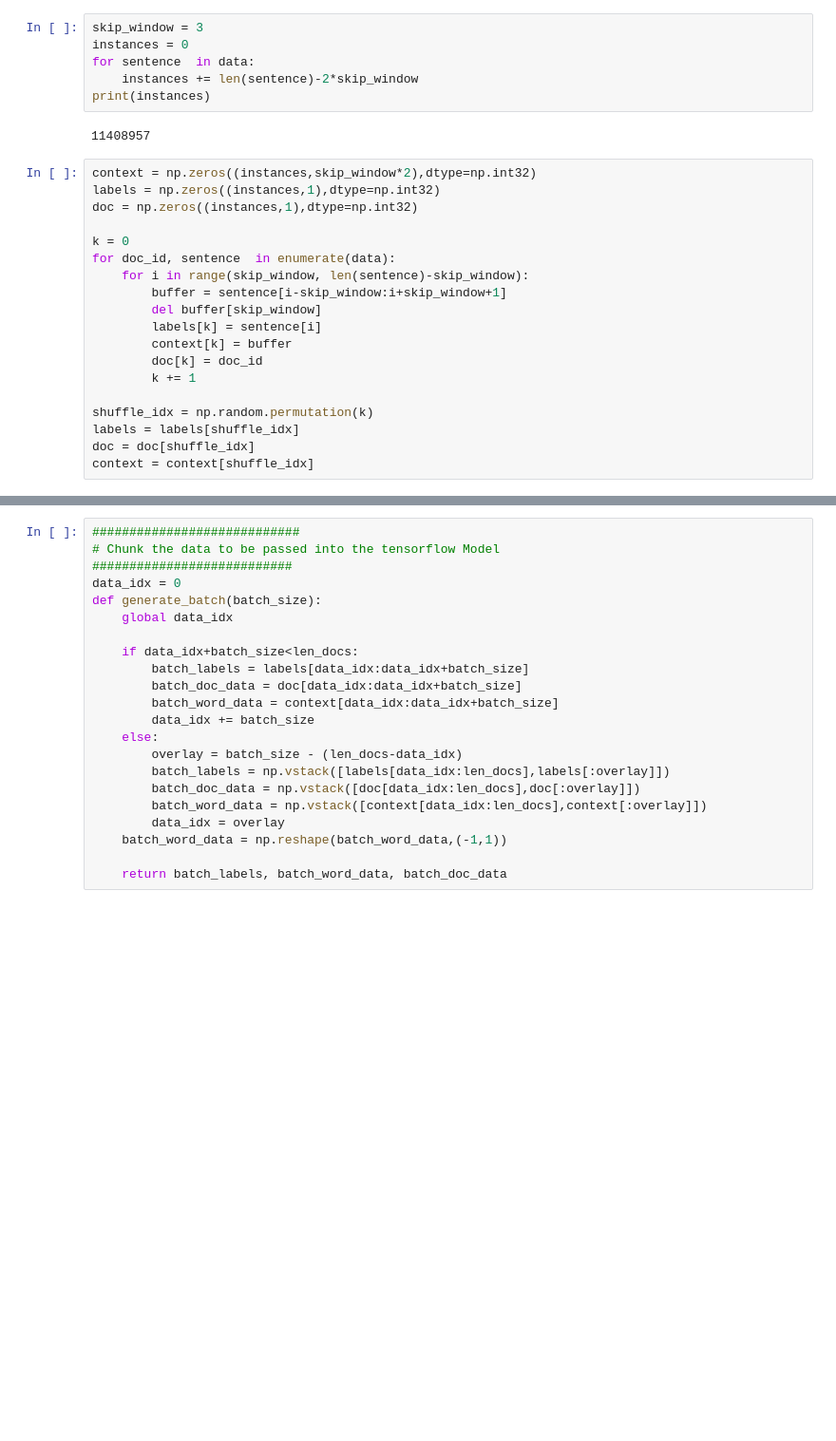
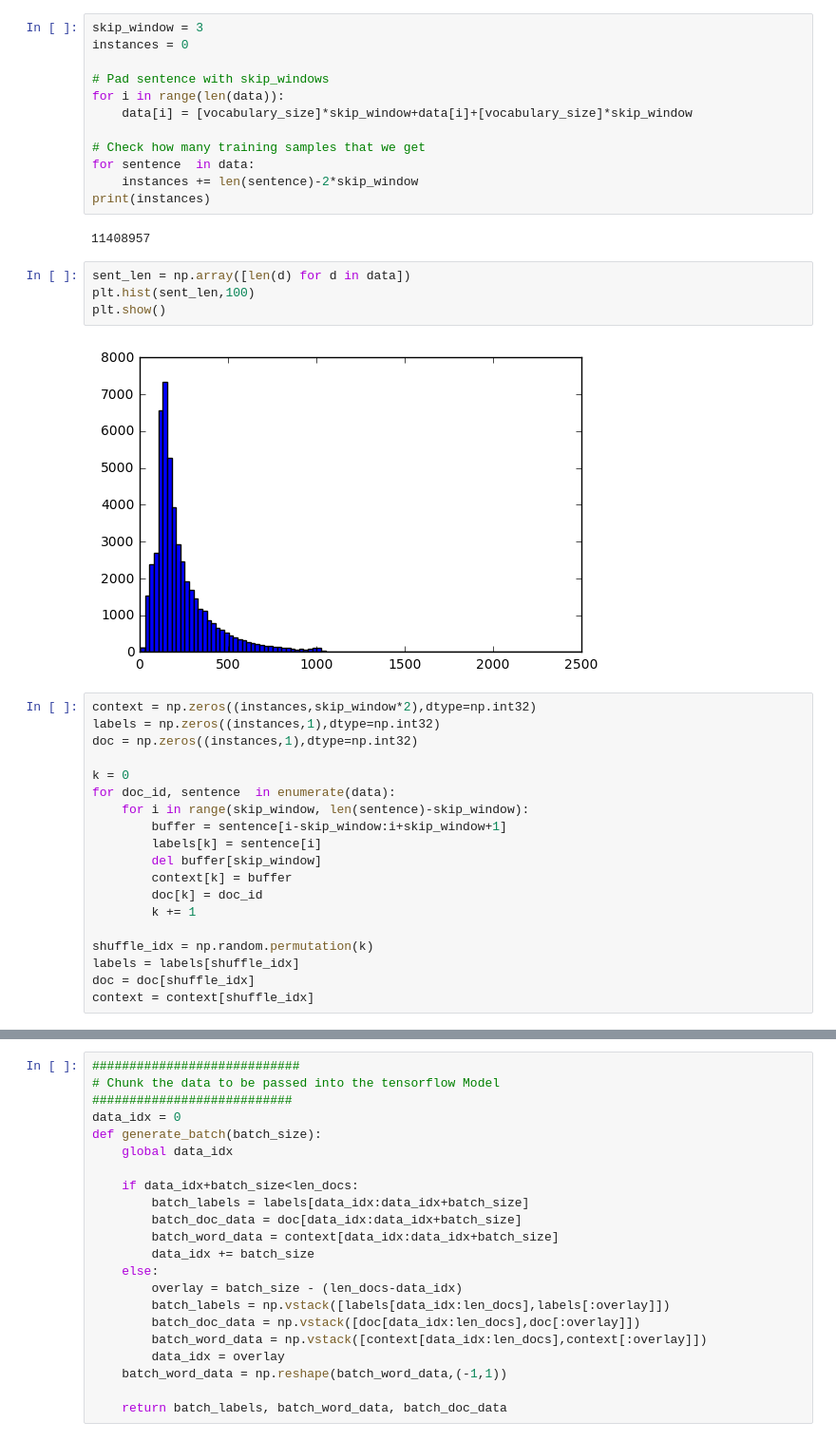
Before and after one commit to sachinruk/doc2vec_tf, a Jupyter notebook: test_doc2vec.ipynb, the cells around one changed output, grey strips where cells are left out. Shown at 95% size. Cells and saved outputs as stored; diff of their text form; blank space fills up the shorter version.

```diff
--- a/test_doc2vec.ipynb
+++ b/test_doc2vec.ipynb
@@ -58,11 +65,23 @@ Sample data [[279, 174, 436, 7048, 46, 3381, 43, 3, 15, 16, 223, 1129, 72, 1707,
 # %%
 skip_window = 3
 instances = 0
+
+# Pad sentence with skip_windows
+for i in range(len(data)):
+    data[i] = [vocabulary_size]*skip_window+data[i]+[vocabulary_size]*skip_window
+
+# Check how many training samples that we get
 for sentence  in data:
     instances += len(sentence)-2*skip_window
 print(instances)
 # %% [output]
 11408957
+# %%
+sent_len = np.array([len(d) for d in data])
+plt.hist(sent_len,100)
+plt.show()
+# %% [output]
+[figure, added]
 # %%
 context = np.zeros((instances,skip_window*2),dtype=np.int32)
 labels = np.zeros((instances,1),dtype=np.int32)
@@ -72,8 +91,8 @@ k = 0
 for doc_id, sentence  in enumerate(data):
     for i in range(skip_window, len(sentence)-skip_window):
         buffer = sentence[i-skip_window:i+skip_window+1]
+        labels[k] = sentence[i]
         del buffer[skip_window]
-        labels[k] = sentence[i]
         context[k] = buffer
         doc[k] = doc_id
         k += 1
```
Also changed, not shown: parts of 7 cells of this notebook.
